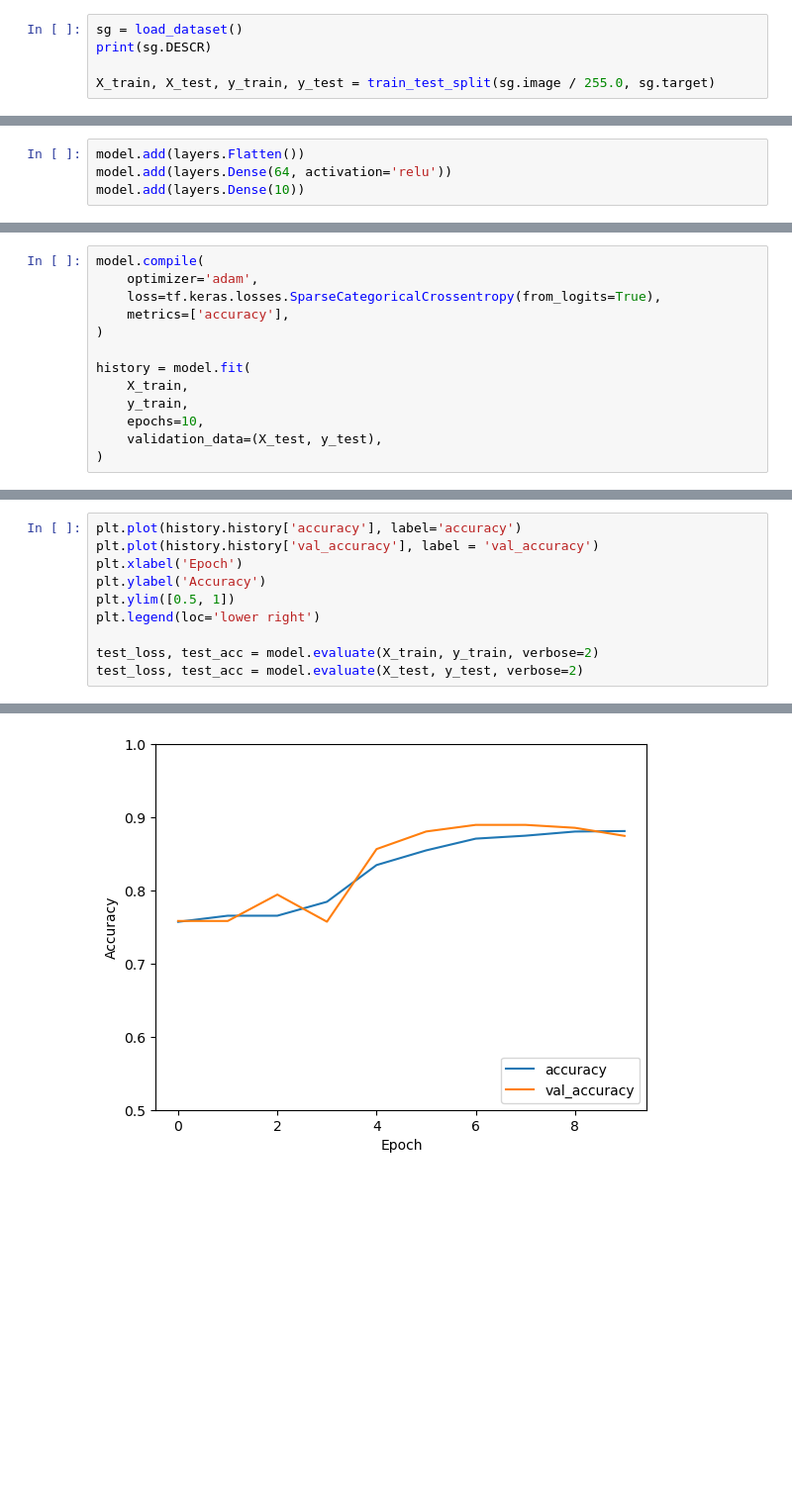
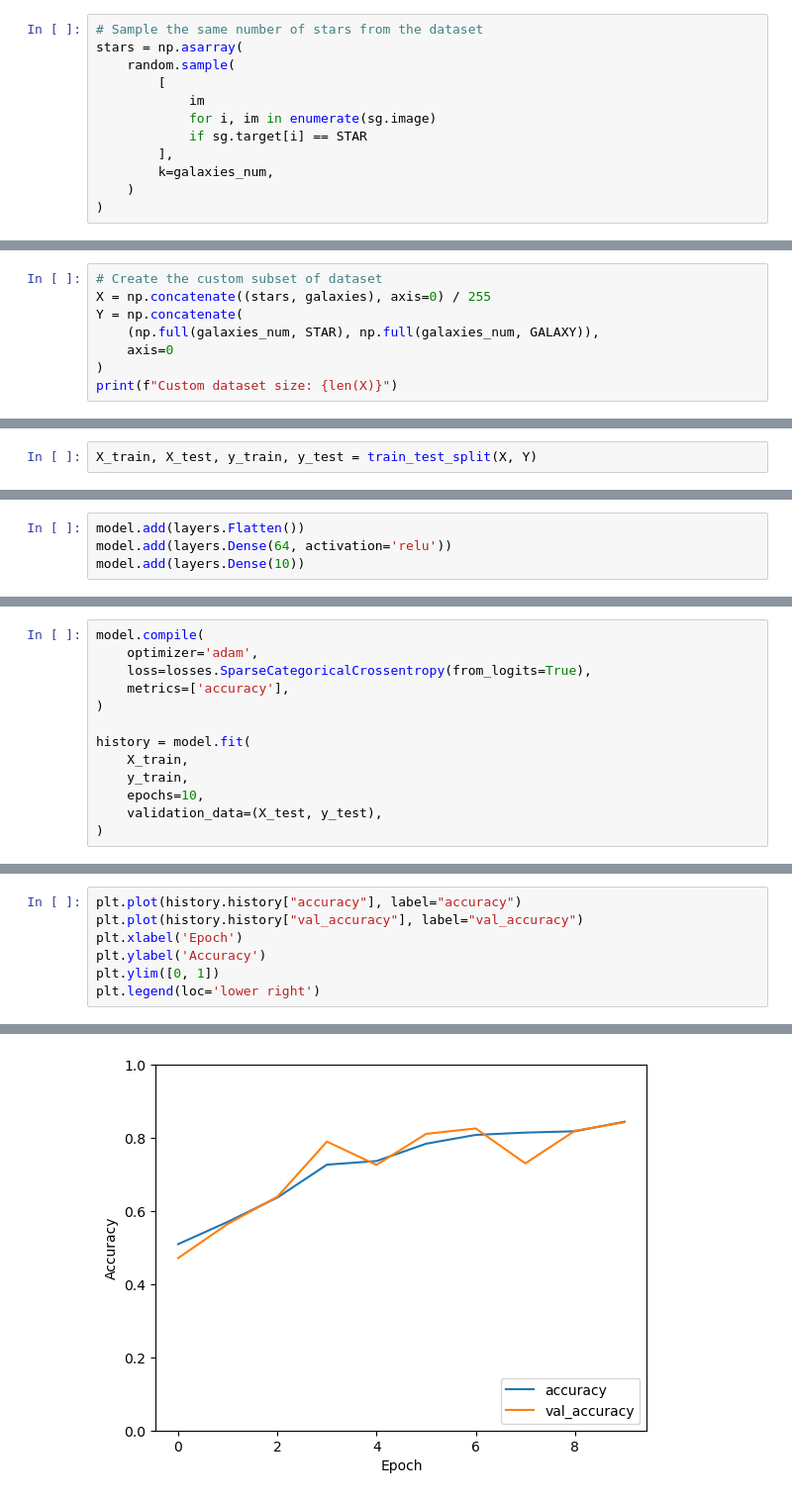
Before and after one commit to pavalos6401/ml-term-project, a Jupyter notebook: cnn.ipynb, the cells around one changed output, grey strips where cells are left out. Shown: that part at 99% size. Drawn from its saved outputs; the diff is of its cells as text; blank space fills up the shorter version.

```diff
--- a/cnn.ipynb
+++ b/cnn.ipynb
@@ -12,5 +54,12 @@ from src.util import load_star_galaxy_dataset as load_dataset
 # %%
-sg = load_dataset()
-print(sg.DESCR)
-
-X_train, X_test, y_train, y_test = train_test_split(sg.image / 255.0, sg.target)
+# Sample the same number of stars from the dataset
+stars = np.asarray(
+    random.sample(
+        [
+            im
+            for i, im in enumerate(sg.image)
+            if sg.target[i] == STAR
+        ],
+        k=galaxies_num,
+    )
+)
@@ -18,0 +68,8 @@ This is a simple dataset consisting of ~3000 64x64 images of stars and ~1000 ima
+# %%
+# Create the custom subset of dataset
+X = np.concatenate((stars, galaxies), axis=0) / 255
+Y = np.concatenate(
+    (np.full(galaxies_num, STAR), np.full(galaxies_num, GALAXY)),
+    axis=0
+)
+print(f"Custom dataset size: {len(X)}")
@@ -18,0 +99,2 @@ This is a simple dataset consisting of ~3000 64x64 images of stars and ~1000 ima
+# %%
+X_train, X_test, y_train, y_test = train_test_split(X, Y)
@@ -70,7 +158,7 @@ _________________________________________________________________
 # %%
 model.compile(
     optimizer='adam',
-    loss=tf.keras.losses.SparseCategoricalCrossentropy(from_logits=True),
+    loss=losses.SparseCategoricalCrossentropy(from_logits=True),
     metrics=['accuracy'],
 )
 
@@ -104,11 +202,8 @@ Epoch 10/10
 # %%
-plt.plot(history.history['accuracy'], label='accuracy')
-plt.plot(history.history['val_accuracy'], label = 'val_accuracy')
+plt.plot(history.history["accuracy"], label="accuracy")
+plt.plot(history.history["val_accuracy"], label="val_accuracy")
 plt.xlabel('Epoch')
 plt.ylabel('Accuracy')
-plt.ylim([0.5, 1])
+plt.ylim([0, 1])
 plt.legend(loc='lower right')
-
-test_loss, test_acc = model.evaluate(X_train, y_train, verbose=2)
-test_loss, test_acc = model.evaluate(X_test, y_test, verbose=2)
 # %% [output]
@@ -117 +211 @@ test_loss, test_acc = model.evaluate(X_test, y_test, verbose=2)
-[figure, old version]
+[figure, new version]
```
Also changed, not shown: parts of 30 cells of this notebook.
